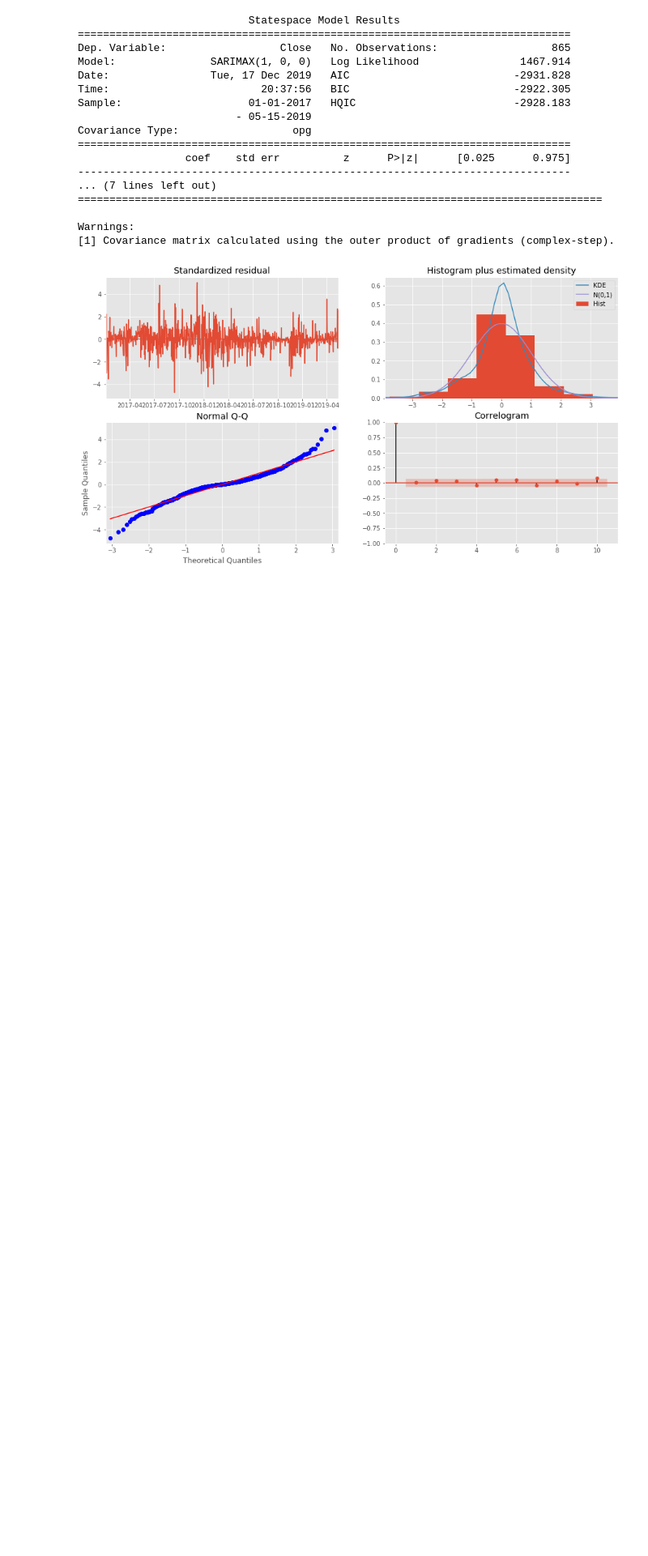
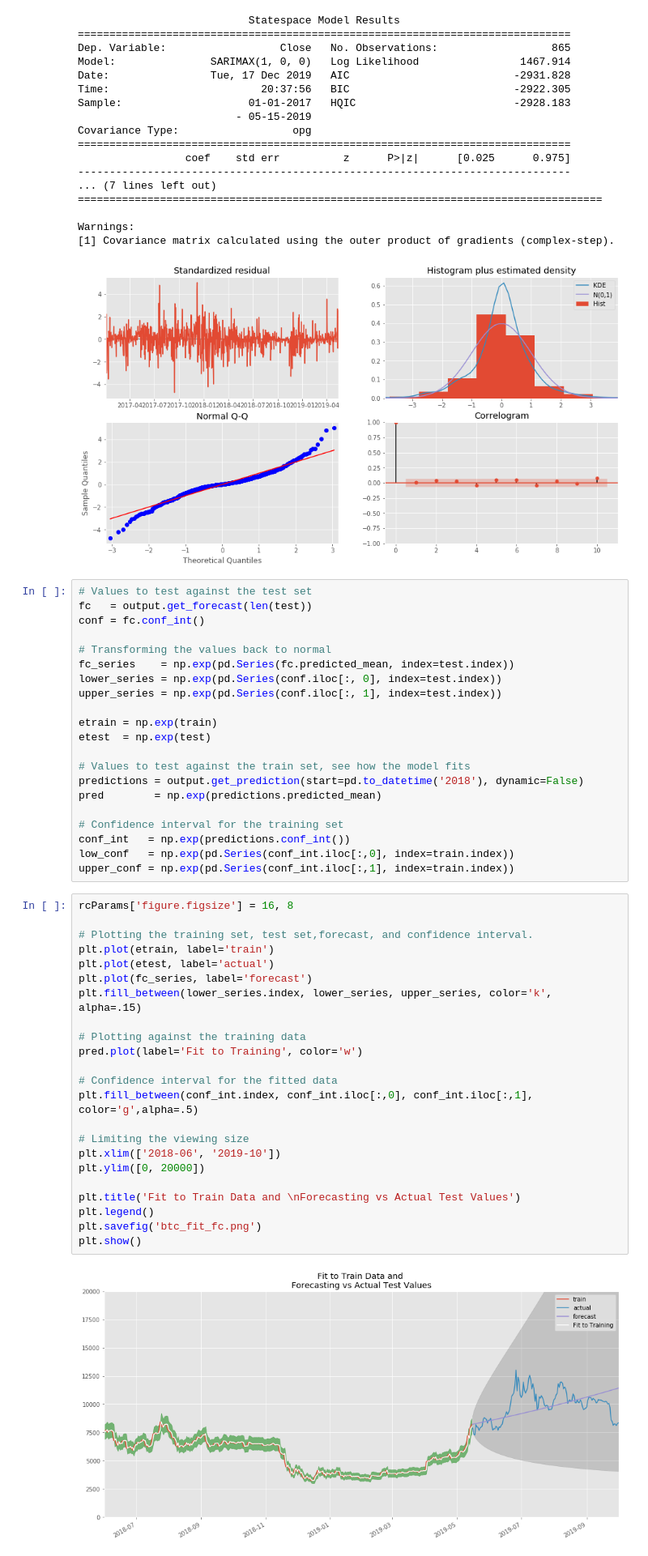
Before and after one commit to varnittewari/Modeling-Time-Series, a Jupyter notebook: Modelling.ipynb, the cells around one changed output. Shown at 81% size. Drawn from its saved outputs; the diff is of its cells as text; blank space fills up the shorter version.

```diff
--- a/Modelling.ipynb
+++ b/Modelling.ipynb
@@ -217,3 +217,49 @@ Covariance Type:                  opg
 Warnings:
 [1] Covariance matrix calculated using the outer product of gradients (complex-step).
 [figure]
+# %%
+# Values to test against the test set
+fc   = output.get_forecast(len(test))
+conf = fc.conf_int()
+
+# Transforming the values back to normal
+fc_series    = np.exp(pd.Series(fc.predicted_mean, index=test.index))
+lower_series = np.exp(pd.Series(conf.iloc[:, 0], index=test.index))
+upper_series = np.exp(pd.Series(conf.iloc[:, 1], index=test.index))
+
+etrain = np.exp(train)
+etest  = np.exp(test)
+
+# Values to test against the train set, see how the model fits
+predictions = output.get_prediction(start=pd.to_datetime('2018'), dynamic=False)
+pred        = np.exp(predictions.predicted_mean)
+
+# Confidence interval for the training set
+conf_int   = np.exp(predictions.conf_int())
+low_conf   = np.exp(pd.Series(conf_int.iloc[:,0], index=train.index))
+upper_conf = np.exp(pd.Series(conf_int.iloc[:,1], index=train.index))
+# %%
+rcParams['figure.figsize'] = 16, 8
+
+# Plotting the training set, test set,forecast, and confidence interval.
+plt.plot(etrain, label='train')
+plt.plot(etest, label='actual')
+plt.plot(fc_series, label='forecast')
+plt.fill_between(lower_series.index, lower_series, upper_series, color='k', alpha=.15)
+
+# Plotting against the training data
+pred.plot(label='Fit to Training', color='w')
+
+# Confidence interval for the fitted data
+plt.fill_between(conf_int.index, conf_int.iloc[:,0], conf_int.iloc[:,1], color='g',alpha=.5)
+
+# Limiting the viewing size
+plt.xlim(['2018-06', '2019-10'])
+plt.ylim([0, 20000])
+
+plt.title('Fit to Train Data and \nForecasting vs Actual Test Values')
+plt.legend()
+plt.savefig('btc_fit_fc.png')
+plt.show()
+# %% [output]
+[figure, added]
```
Also changed, not shown: parts of 5 cells of this notebook, 3 other files.
